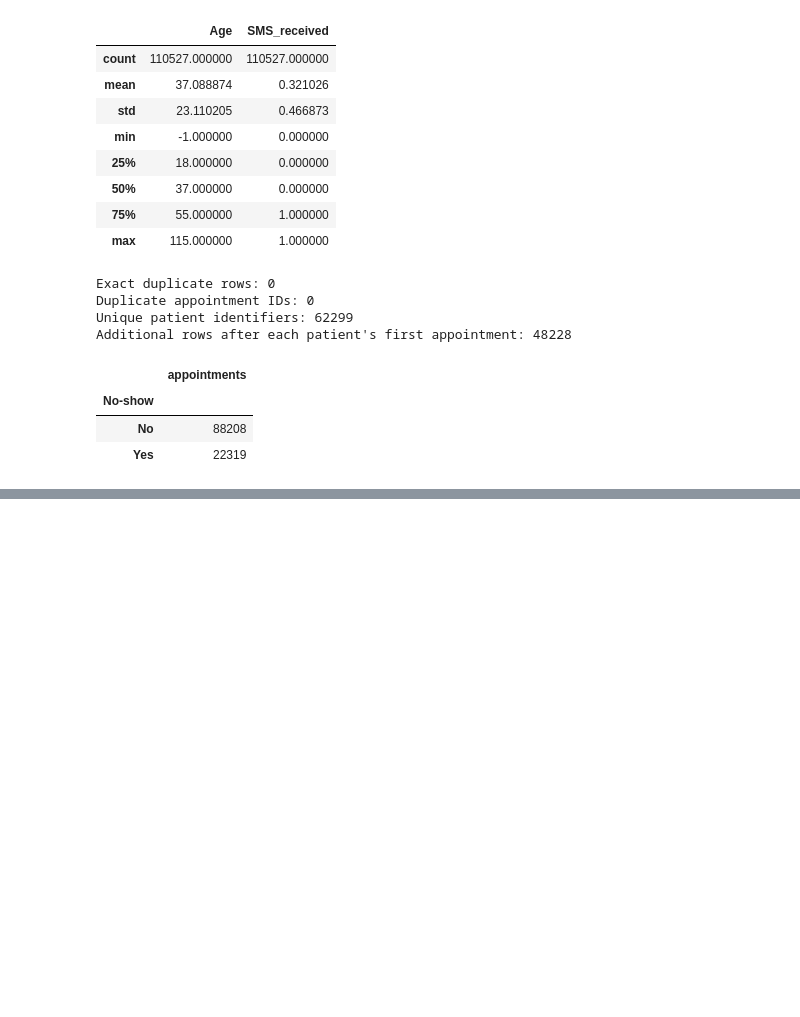
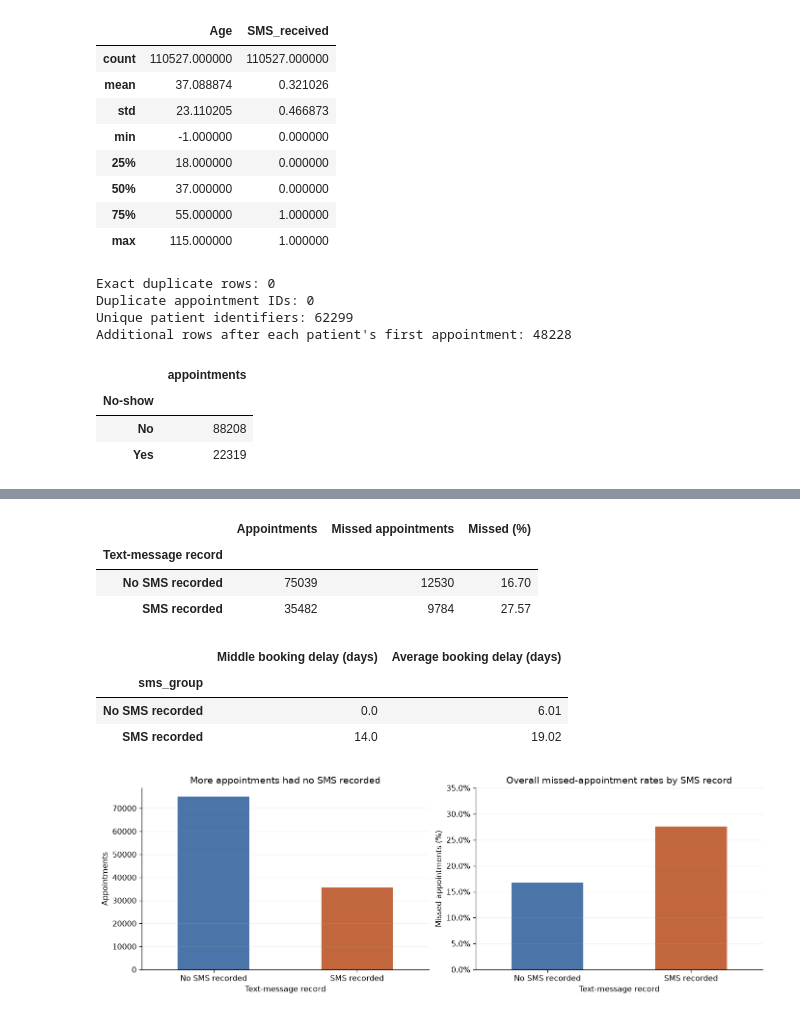
Before and after one commit to noufal85/Udacity_MS_Investigate_Dataset, a Jupyter notebook: Investigate_a_Dataset.ipynb, the cells around one changed output, grey strips where cells are left out. Saved outputs shown, nothing was run; the diff lists cells and outputs as text; code cells hidden in the pictures; blank space fills up the shorter version.

```diff
--- a/Investigate_a_Dataset.ipynb
+++ b/Investigate_a_Dataset.ipynb
@@ -611,0 +444,25 @@ claimed in this report.
+# %%
+sms_rates = group_rates(appointments, 'sms_group')
+show_rates(sms_rates.rename_axis('Text-message record'))
+display(appointments.groupby('sms_group', observed=True)['waiting_days'].agg(['median', 'mean']).rename(
+    columns={'median': 'Middle booking delay (days)', 'mean': 'Average booking delay (days)'}
+).round(2))
+fig, axes = plt.subplots(1, 2, figsize=(12, 4), constrained_layout=True)
+sms_rates['appointments'].plot.bar(ax=axes[0], rot=0, color=['#4b75a8', '#c2673d'])
+label_plot(axes[0], 'More appointments had no SMS recorded', 'Text-message record', 'Appointments')
+sms_rates['no_show_pct'].plot.bar(ax=axes[1], rot=0, color=['#4b75a8', '#c2673d'])
+axes[1].set_ylim(0, 35)
+axes[1].yaxis.set_major_formatter(PercentFormatter(100))
+label_plot(axes[1], 'Overall missed-appointment rates by SMS record', 'Text-message record', 'Missed appointments (%)')
+fig.savefig(FIGURES / '04_sms_crude.png', bbox_inches='tight')
+plt.show()
+# %% [output]
+|  | Appointments | Missed appointments | Missed (%) |
+| Text-message record |  |  |  |
+| No SMS recorded | 75039 | 12530 | 16.70 |
+| SMS recorded | 35482 | 9784 | 27.57 |
+|  | Middle booking delay (days) | Average booking delay (days) |
+| sms_group |  |  |
+| No SMS recorded | 0.0 | 6.01 |
+| SMS recorded | 14.0 | 19.02 |
+[figure, added]
```
Also changed, not shown: parts of 45 cells of this notebook, 14 other files.
